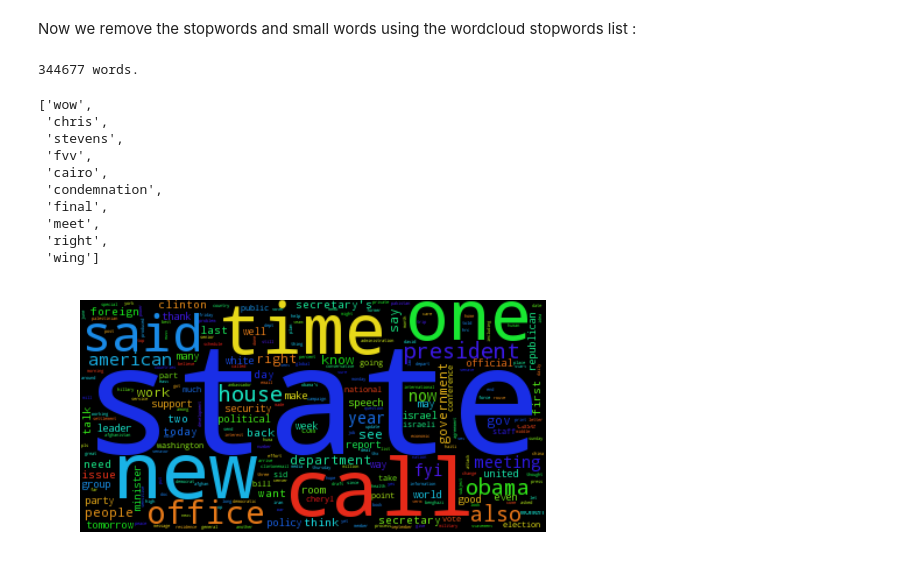
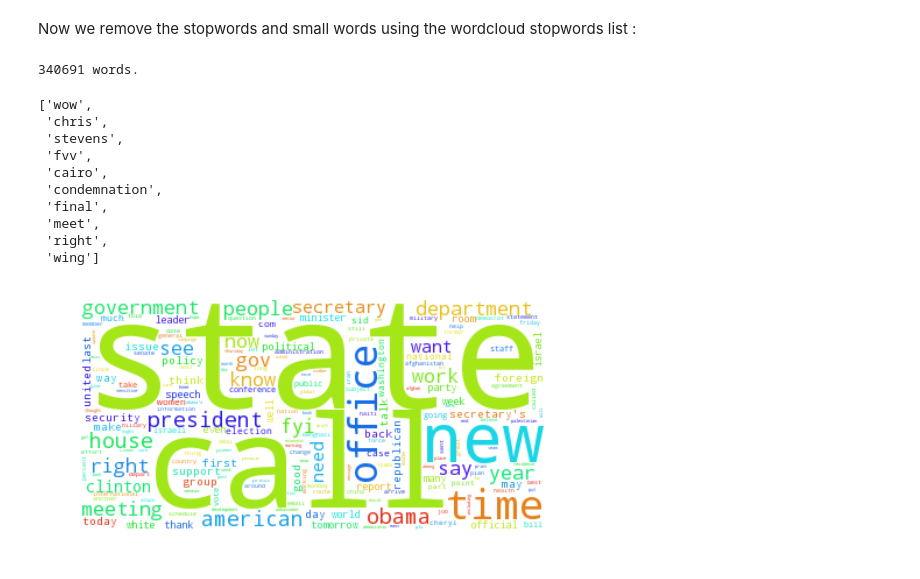
Before and after one commit to loistal/ADA_lab1, a Jupyter notebook: 05- Tamming Text/Hillary Email Controversy.ipynb, the cells around one changed output. Saved outputs shown, nothing was run; the diff lists cells and outputs as text; code cells hidden in the pictures.

Commit message:
wordclouds 1.0

```diff
--- a/05- Tamming Text/Hillary Email Controversy.ipynb
+++ b/05- Tamming Text/Hillary Email Controversy.ipynb
@@ -69,15 +70,19 @@ tokens[:10]
 Now we remove the stopwords and small words using the wordcloud stopwords list :
 # %%
 from wordcloud import STOPWORDS
+stopwords = list(STOPWORDS)
 
-stopwords = list(STOPWORDS)
-stopwords.append('will')
+# Remove some arbitrary irrelevant words
+irrelevant = ['one', 'two', 'will', 'said', 'also']
+for w in irrelevant:
+    stopwords.append(w)
 
+# Filter the tokens
 tokens = [w for w in tokens if w not in stopwords and len(w) > 2]
 print('{} words.'.format(len(tokens)))
 tokens[:10]
 # %% [output]
-344677 words.
+340691 words.
 ['wow',
  'chris',
  'stevens',
@@ -89,10 +94,10 @@ tokens[:10]
  'right',
  'wing']
 # %%
-wordcloud = WordCloud(stopwords=[], max_words=3000).generate(' '.join(tokens))
+wordcloud = WordCloud(stopwords=[], background_color='white').generate(' '.join(tokens))
 
 plt.imshow(wordcloud)
 plt.axis("off")
 plt.show()
 # %% [output]
-[figure, old version]
+[figure, new version]
```
Also changed, not shown: parts of 7 cells of this notebook.
